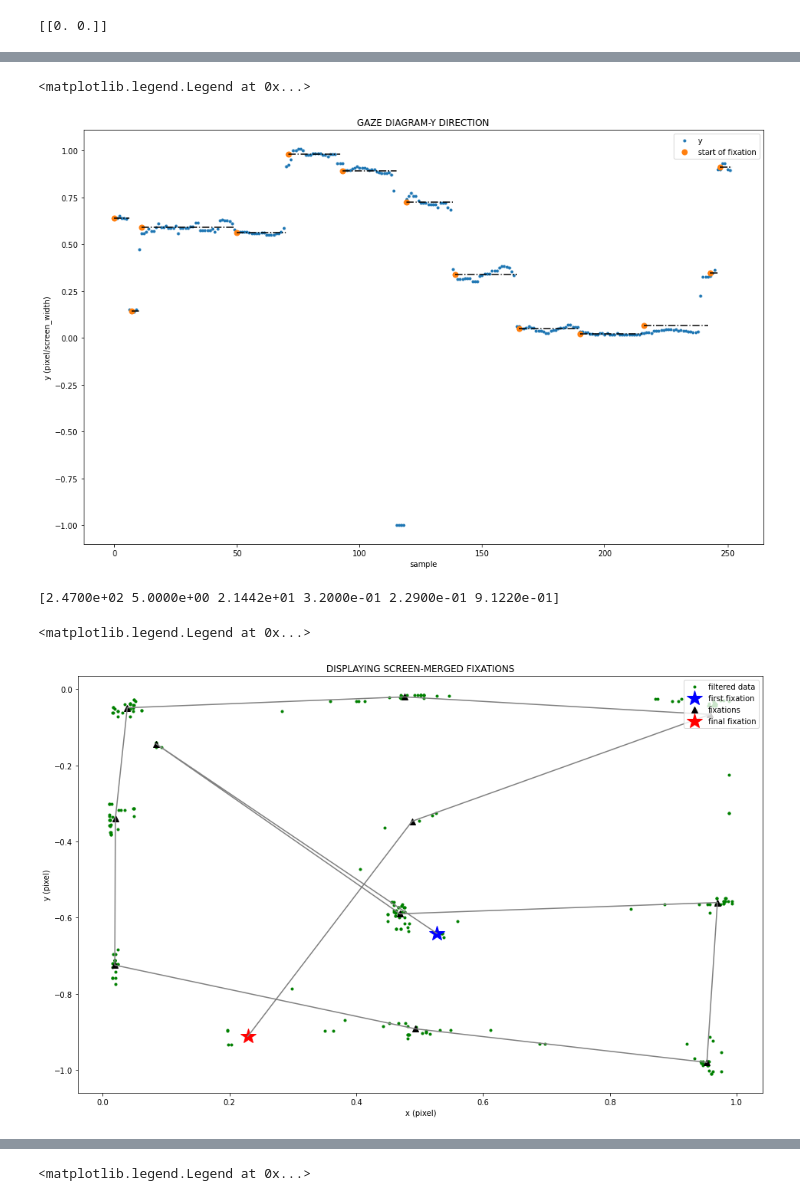
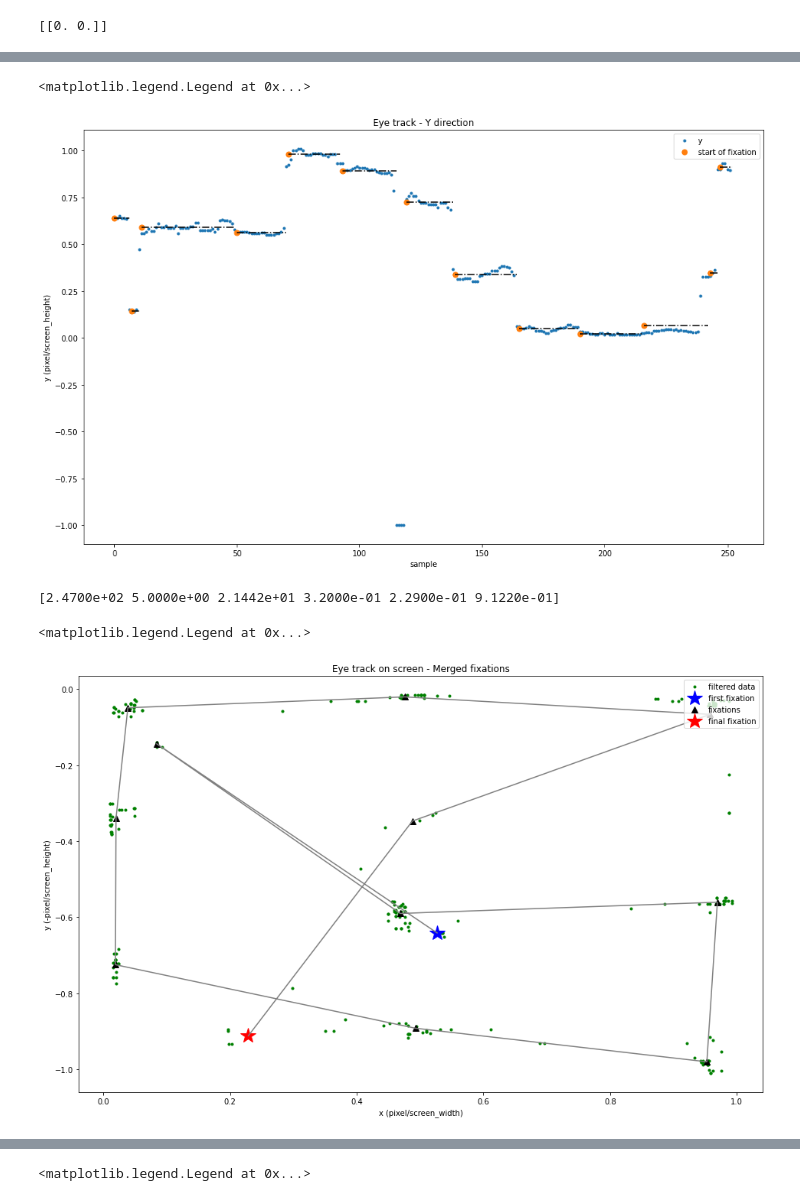
Before and after one commit to MustafaLotfi/Owleye, a Jupyter notebook: codes/jupyter_notebook/fixations_in_AOIs.ipynb, the cells around one changed output, grey strips where cells are left out. Saved outputs shown, nothing was run; the diff lists cells and outputs as text; code cells hidden in the pictures.

```diff
--- a/codes/jupyter_notebook/fixations_in_AOIs.ipynb
+++ b/codes/jupyter_notebook/fixations_in_AOIs.ipynb
@@ -317,13 +318,13 @@ for f in fix[n_seq]:
     arf_ind = np.arange(f[0], f[0] + f[1] + 1)
     arf_y = np.ones(arf_ind.shape[0]) * f[5]
     plt.plot(arf_ind, arf_y, linestyle='-.',color="black", linewidth=1.5)
-plt.title("GAZE DIAGRAM-Y DIRECTION")
+plt.title("Eye track - Y direction")
 plt.xlabel("sample")
-plt.ylabel("y (pixel/screen_width)")
+plt.ylabel("y (pixel/screen_height)")
 plt.legend(loc="upper right")
 # %% [output]
 <matplotlib.legend.Legend at 0x...>
-[figure, old version]
+[figure, new version]
 # %%
 print(fix[0][-1])
 # %% [output]
@@ -364,32 +365,32 @@ for fix1 in fix:
 # %%
 n_seq = 0
 fms1_ind = []
 fms1_x = []
 fms1_y = []
 for f in fix_mrg_one[n_seq]:
     fms1_ind.append(f[0])
     fms1_x.append(f[4])
     fms1_y.append(f[5])
 
 plt.figure(figsize=(16, 10))
 plt.plot(
     np.array(et_mat_in[n_seq][:, 0]),
     -np.array(et_mat_in[n_seq][:, 1]),
     'o', markersize=3,
     label="filtered data",
     color="green"
 )
 plt.plot(np.array(fms1_x[0]), -np.array(fms1_y[0]), '*', color='blue', markersize=20, label="first fixation")
 plt.plot(np.array(fms1_x[1:-1]), -np.array(fms1_y[1:-1]), '^', label="fixations", color="black", markersize=8)
 plt.plot(np.array(fms1_x[-1]), -np.array(fms1_y[-1]), '*', color='r', markersize=20, label="final fixation")
 plt.plot(np.array(fms1_x), -np.array(fms1_y), color='gray')
-plt.xlabel("x (pixel)")
-plt.ylabel("y (pixel)")
-plt.title("DISPLAYING SCREEN-MERGED FIXATIONS")
+plt.xlabel("x (pixel/screen_width)")
+plt.ylabel("y (-pixel/screen_height)")
+plt.title("Eye track on screen - Merged fixations")
 plt.legend(loc="upper right")
 # %% [output]
 <matplotlib.legend.Legend at 0x...>
-[figure, old version]
+[figure, new version]
 # %%
 plt.figure(figsize=(16, 10))
 plt.plot(et_mat_seq[n_seq][:, 0], 'o', markersize=3, label="x")
```
Also changed, not shown: parts of 17 cells of this notebook, 5 other files.
